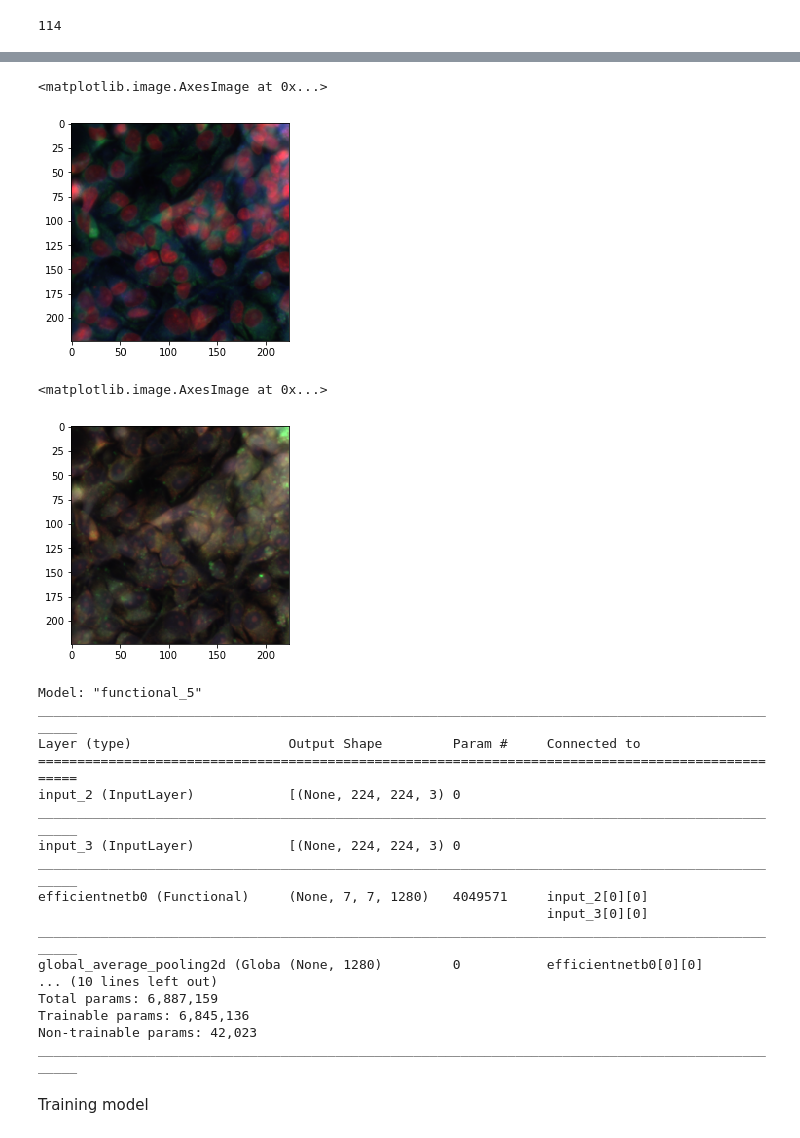
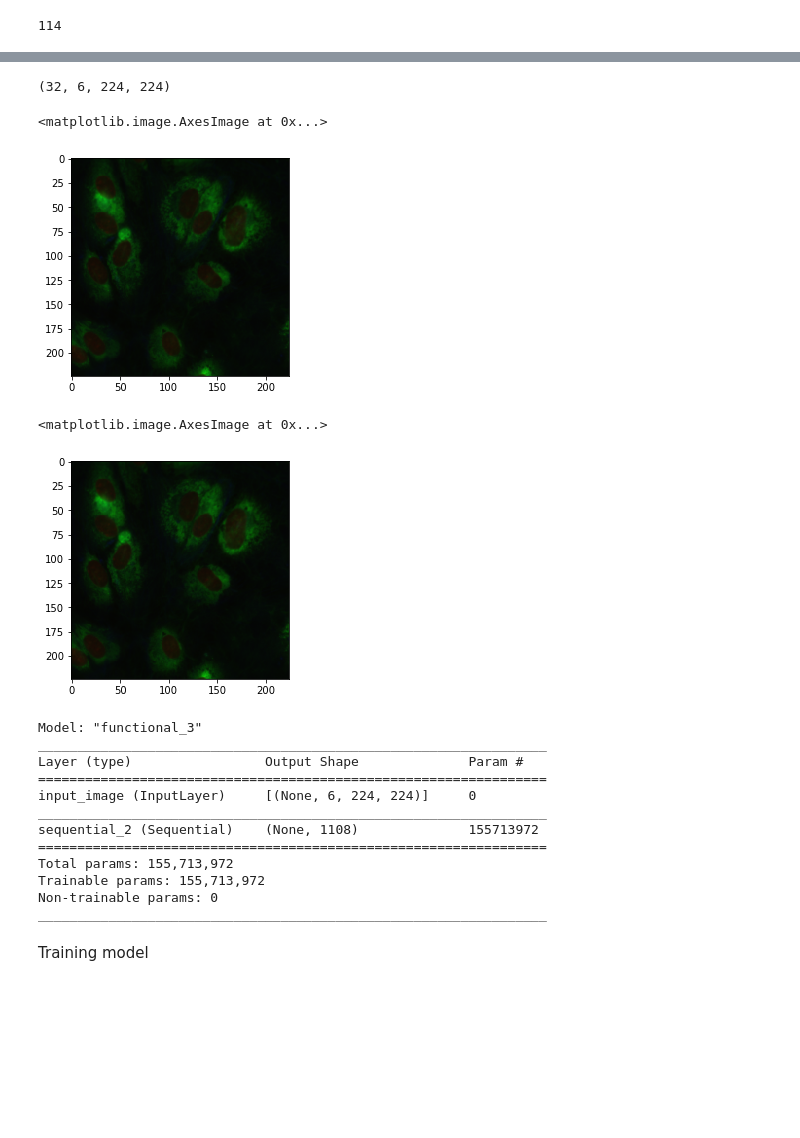
Before and after one commit to kjaanson/kaggle_rec_bio, a Jupyter notebook: notebooks/keras-cellular-image-classification.ipynb, the cells around one changed output, grey strips where cells are left out. Saved outputs shown, nothing was run; the diff lists cells and outputs as text; code cells hidden in the pictures; blank space fills up the shorter version.

```diff
--- a/notebooks/keras-cellular-image-classification.ipynb
+++ b/notebooks/keras-cellular-image-classification.ipynb
@@ -100,12 +94,16 @@ for i in tqdm(train):
+# %%
+first_batch[0].shape
+# %% [output]
+(32, 6, 224, 224)
 # %%
-first_image_channels_1_3 = first_batch[0][0][0]
+first_image_channels_1_3 = first_batch[0][0][0:3].transpose((1,2,0))
 plt.imshow(first_image_channels_1_3, interpolation='nearest')
 # %% [output]
 <matplotlib.image.AxesImage at 0x...>
-[figure, old version]
+[figure, new version]
 # %%
-first_image_channels_4_6 = first_batch[0][1][0]
+first_image_channels_4_6 = first_batch[0][0][3:6].transpose((1,2,0))
 plt.imshow(first_image_channels_4_6, interpolation='nearest')
 # %% [output]
 <matplotlib.image.AxesImage at 0x...>
-[figure, old version]
+[figure, new version]
@@ -114,23 +147,18 @@ from models import create_first_model
 # %%
-model = create_first_model()
+model = create_cnn_model()
 # %% [output]
-Model: "functional_5"
-__________________________________________________________________________________________________
-Layer (type)                    Output Shape         Param #     Connected to
-==================================================================================================
-input_2 (InputLayer)            [(None, 224, 224, 3) 0
-__________________________________________________________________________________________________
-input_3 (InputLayer)            [(None, 224, 224, 3) 0
-__________________________________________________________________________________________________
-efficientnetb0 (Functional)     (None, 7, 7, 1280)   4049571     input_2[0][0]
-                                                                 input_3[0][0]
-__________________________________________________________________________________________________
-global_average_pooling2d (Globa (None, 1280)         0           efficientnetb0[0][0]
-... (10 lines left out)
-Total params: 6,887,159
-Trainable params: 6,845,136
-Non-trainable params: 42,023
-__________________________________________________________________________________________________
+Model: "functional_3"
+_________________________________________________________________
+Layer (type)                 Output Shape              Param #
+=================================================================
+input_image (InputLayer)     [(None, 6, 224, 224)]     0
+_________________________________________________________________
+sequential_2 (Sequential)    (None, 1108)              155713972
+=================================================================
+Total params: 155,713,972
+Trainable params: 155,713,972
+Non-trainable params: 0
+_________________________________________________________________
 # %% [markdown]
 Training model
 # %%
```
Also changed, not shown: parts of 15 cells of this notebook, 5 other files.
